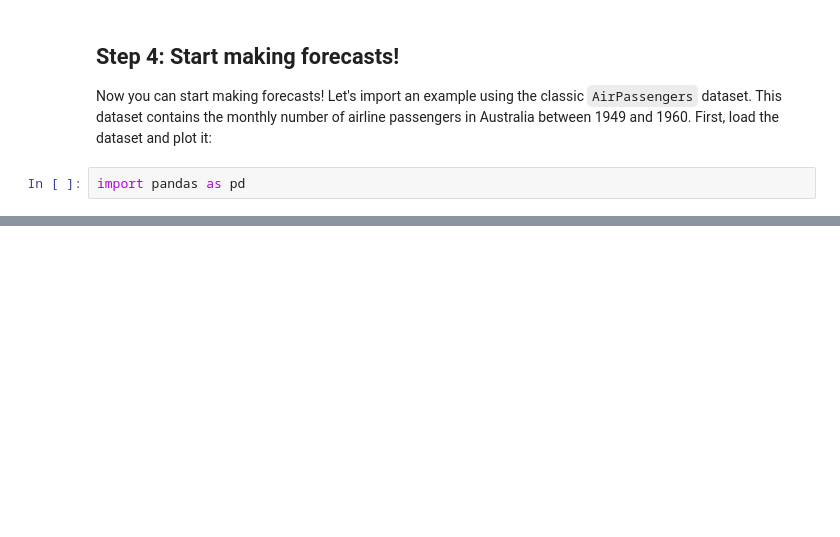
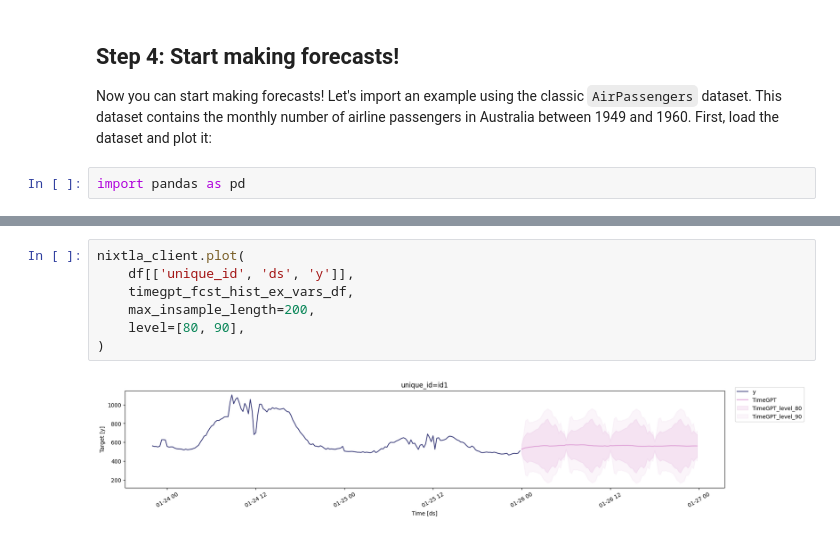
Before and after one commit to vandana1302238/Imaging_repo, a Jupyter notebook: nbs/docs/getting-started/timegpt.ipynb, the cells around one changed output, grey strips where cells are left out. Cells and saved outputs as stored; diff of their text form; blank space fills up the shorter version.

```diff
--- a/nbs/docs/getting-started/timegpt.ipynb
+++ b/nbs/docs/getting-started/timegpt.ipynb
@@ -179,0 +318,9 @@ nixtla_client.plot(df, timegpt_fcst_df, time_col='ds', target_col='y', max_insam
+# %%
+nixtla_client.plot(
+    df[['unique_id', 'ds', 'y']],
+    timegpt_fcst_hist_ex_vars_df,
+    max_insample_length=200,
+    level=[80, 90],
+)
+# %% [output]
+[figure, added]
```
Also changed, not shown: parts of 56 cells of this notebook.
